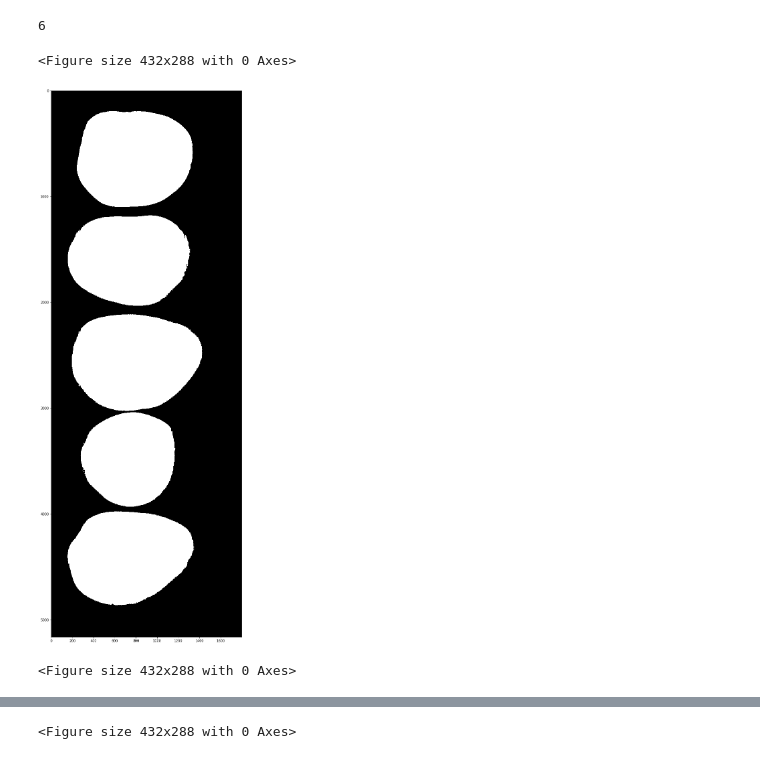
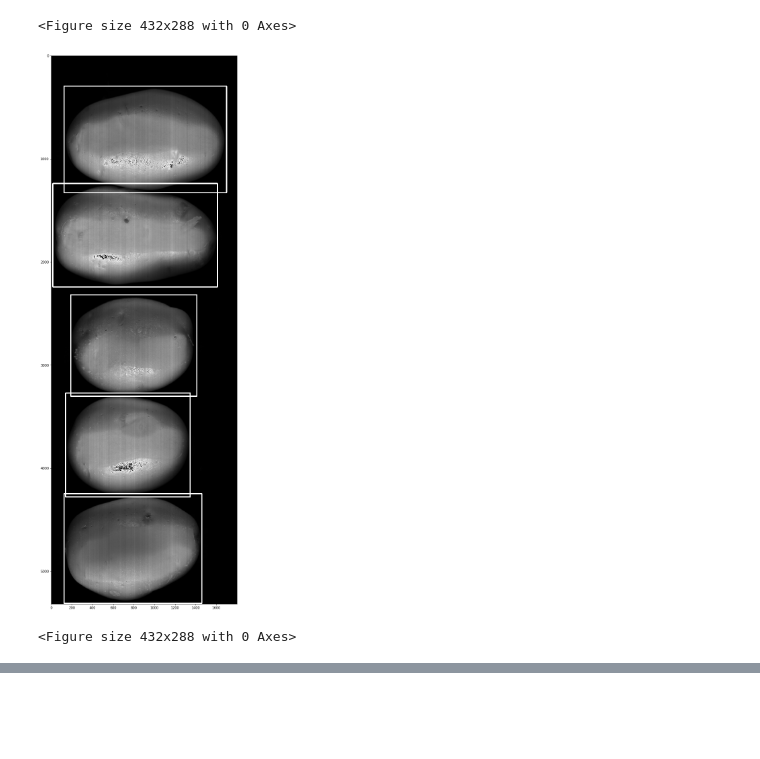
Before and after one commit to Kohmann/potato-classification, a Jupyter notebook: segmentation.ipynb, the cells around one changed output, grey strips where cells are left out. Cells and saved outputs as stored; diff of their text form; code cells hidden in the pictures; blank space fills up the shorter version.

```diff
--- a/segmentation.ipynb
+++ b/segmentation.ipynb
@@ -218,7 +222,9 @@ import cv2
 from plots import plotSpectrum
 
 
-imgCube = sp.open_image("../Normalised/potatobig_b2_lowIG_VNIR_1800_SN00841_HSNR2_6000us_2020-10-09T165853_raw_rad_nn.hdr")
+#Normalised/potatobigpeeled_b1_lowIG_VNIR_1800_SN00841_HSNR2_6000us_2020-10-09T161707_raw_rad_nn.hdr
+#/Normalised/potatobig_b2_lowIG_VNIR_1800_SN00841_HSNR2_6000us_2020-10-09T165853_raw_rad_nn.hdr
+imgCube = sp.open_image("../Normalised/potatobigpeeled_b1_lowIG_VNIR_1800_SN00841_HSNR2_6000us_2020-10-09T161707_raw_rad_nn.hdr")
 
 N,M,Bands = imgCube.shape
 K = 5 #number of potatoes in img
@@ -233,43 +239,41 @@ imgBand8bit = (imgBand*256).astype('uint8')
     #Thresholding
 thresh = cv2.threshold(imgBand8bit, 30, 255, cv2.THRESH_BINARY)[1] # + cv2.THRESH_OTSU
 #sp.imshow(thresh, figsize = (300,30), cmap="gray")
 #plt.figure()
 
 
 
 
     # Contour
 cnt = sorted(cv2.findContours(thresh, cv2.RETR_LIST, cv2.CHAIN_APPROX_SIMPLE)[-2], key=cv2.contourArea)
-cv2.drawContours(thresh, cnt[-K:], -1, (255), thickness=cv2.FILLED)
+#cv2.drawContours(thresh, cnt[-K:], -1, (255), thickness=cv2.FILLED)
 
 
     #Dilate
-kernel = np.ones((7,7),np.uint8)
+#kernel = np.ones((5,5),np.uint8)
 #dilate = cv2.dilate(thresh,kernel,iterations=1)
-closing = cv2.morphologyEx(thresh, cv2.MORPH_CLOSE, kernel)
+#closing = cv2.morphologyEx(thresh, cv2.MORPH_CLOSE, kernel, iterations=2)
 #sp.imshow(closing, figsize = (300,30), cmap="gray")
 #plt.figure()
 
-num, labels = cv2.connectedComponents(closing)
-print(num)
+#num, labels = cv2.connectedComponents(closing)
+#print("Number of potatoes: ", num-1)
 
 
-sp.imshow(thresh, figsize = (300,30), cmap="gray")
-plt.figure()
-
+#sp.imshow(thresh, figsize = (300,30), cmap="gray")
+#plt.figure()
 
         # num = number of potatoes
-for i in range(1,num): # Tryggere å bruke K istendefor ret, men ret er kul
+for i in range(1,K+1): # Tryggere å bruke K istendefor num, men num er kul
     x,y,w,h = cv2.boundingRect(cnt[-i])
     marg = 30
     #potato = imgCube.read_subregion([-marg+margin+y,-marg+margin+y+h],[x+marg,x+w+marg])
     cv2.rectangle(imgBand8bit,(x-marg,y-marg),(x+w+marg,y+h+marg),(255),10)
 
 
 sp.imshow(imgBand8bit, figsize = (300,30), cmap="gray")
 plt.figure()
 # %% [output]
-6
+<Figure size 432x288 with 0 Axes>
+[figure, new version]
 <Figure size 432x288 with 0 Axes>
-[figure, old version]
-<Figure size 432x288 with 0 Axes>
@@ -277 +279,0 @@ plt.figure()
-<Figure size 432x288 with 0 Axes>
```
Also changed, not shown: parts of 3 cells of this notebook.
